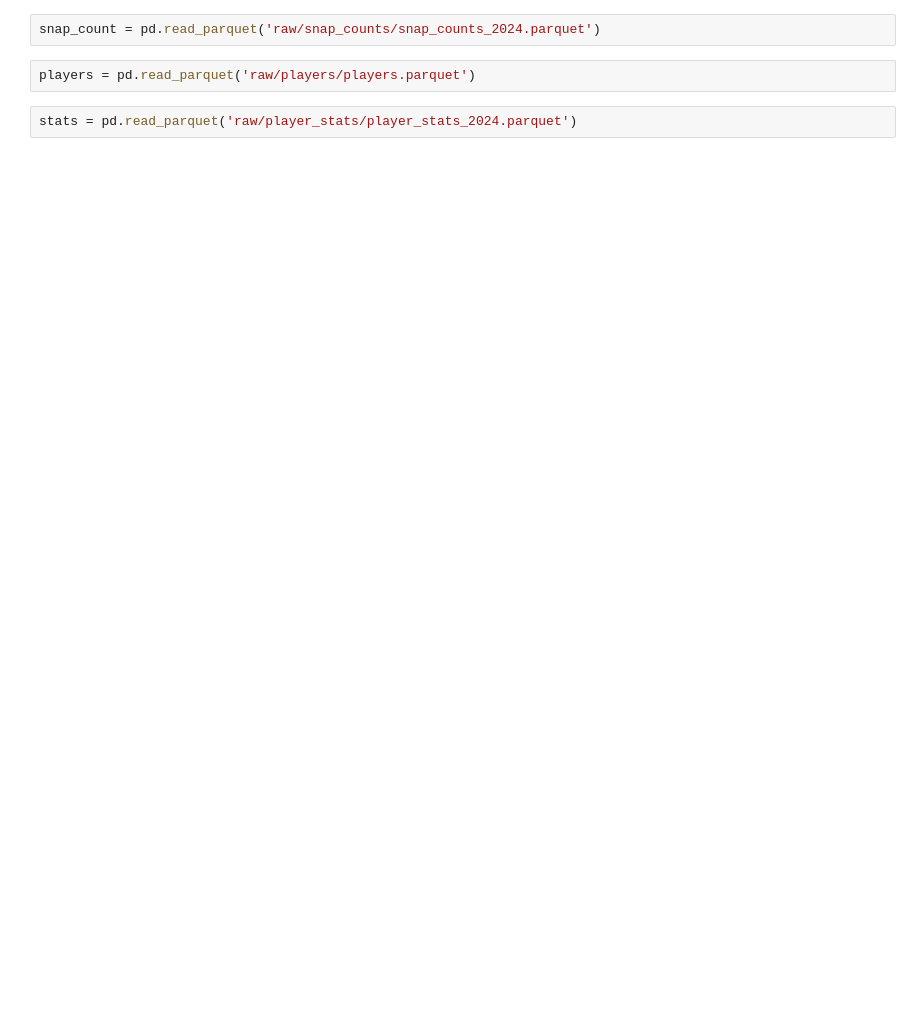
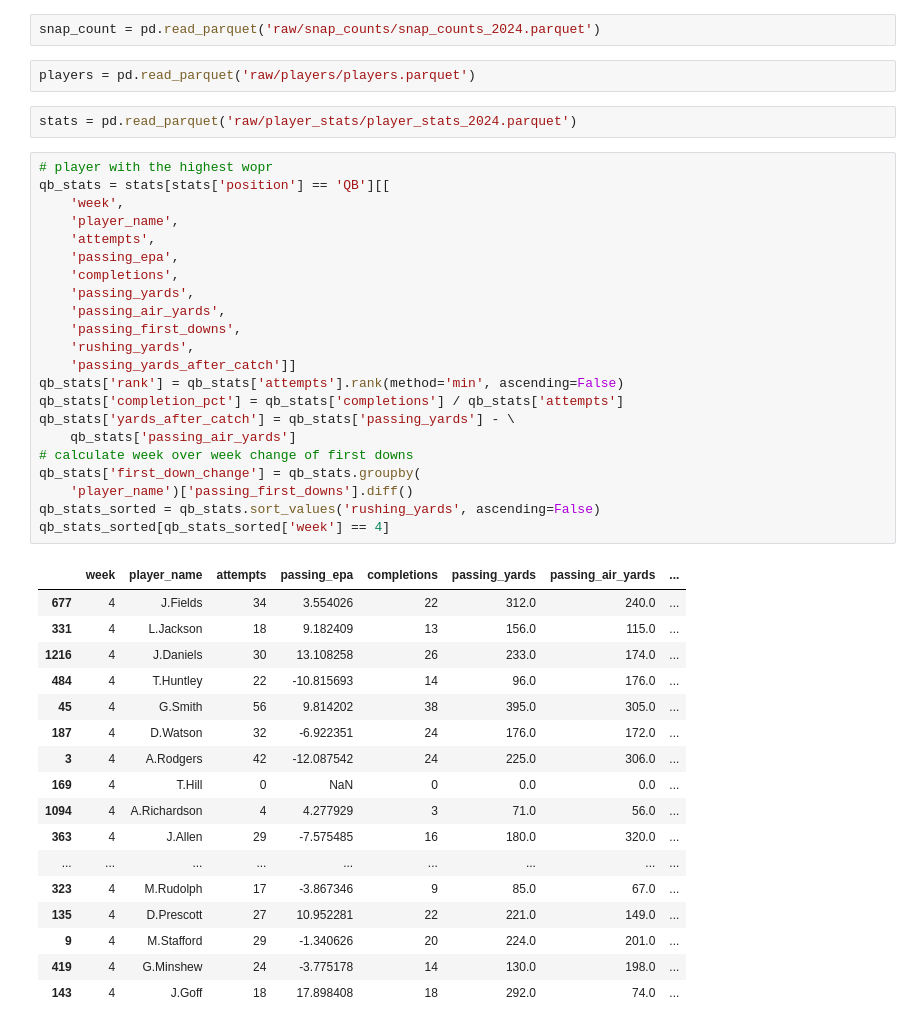
Before and after one commit to HelloHowAreYouHaveANiceDay/ff_page, a Jupyter notebook: data/snap_counts.ipynb, the cells around one changed output. Drawn from its saved outputs; the diff is of its cells as text; blank space fills up the shorter version.

Commit message:
referesh weekly stats

```diff
--- a/data/snap_counts.ipynb
+++ b/data/snap_counts.ipynb
@@ -7,3 +9,43 @@ snap_count = pd.read_parquet('raw/snap_counts/snap_counts_2024.parquet')
 players = pd.read_parquet('raw/players/players.parquet')
 # %%
 stats = pd.read_parquet('raw/player_stats/player_stats_2024.parquet')
+# %%
+# player with the highest wopr
+qb_stats = stats[stats['position'] == 'QB'][[
+    'week',
+    'player_name',
+    'attempts',
+    'passing_epa',
+    'completions',
+    'passing_yards',
+    'passing_air_yards',
+    'passing_first_downs',
+    'rushing_yards',
+    'passing_yards_after_catch']]
+qb_stats['rank'] = qb_stats['attempts'].rank(method='min', ascending=False)
+qb_stats['completion_pct'] = qb_stats['completions'] / qb_stats['attempts']
+qb_stats['yards_after_catch'] = qb_stats['passing_yards'] - \
+    qb_stats['passing_air_yards']
+# calculate week over week change of first downs
+qb_stats['first_down_change'] = qb_stats.groupby(
+    'player_name')['passing_first_downs'].diff()
+qb_stats_sorted = qb_stats.sort_values('rushing_yards', ascending=False)
+qb_stats_sorted[qb_stats_sorted['week'] == 4]
+# %% [output]
+|  | week | player_name | attempts | passing_epa | completions | passing_yards | passing_air_yards | ... |
+| 677 | 4 | J.Fields | 34 | 3.554026 | 22 | 312.0 | 240.0 | ... |
+| 331 | 4 | L.Jackson | 18 | 9.182409 | 13 | 156.0 | 115.0 | ... |
+| 1216 | 4 | J.Daniels | 30 | 13.108258 | 26 | 233.0 | 174.0 | ... |
+| 484 | 4 | T.Huntley | 22 | -10.815693 | 14 | 96.0 | 176.0 | ... |
+| 45 | 4 | G.Smith | 56 | 9.814202 | 38 | 395.0 | 305.0 | ... |
+| 187 | 4 | D.Watson | 32 | -6.922351 | 24 | 176.0 | 172.0 | ... |
+| 3 | 4 | A.Rodgers | 42 | -12.087542 | 24 | 225.0 | 306.0 | ... |
+| 169 | 4 | T.Hill | 0 | NaN | 0 | 0.0 | 0.0 | ... |
+| 1094 | 4 | A.Richardson | 4 | 4.277929 | 3 | 71.0 | 56.0 | ... |
+| 363 | 4 | J.Allen | 29 | -7.575485 | 16 | 180.0 | 320.0 | ... |
+| ... | ... | ... | ... | ... | ... | ... | ... | ... |
+| 323 | 4 | M.Rudolph | 17 | -3.867346 | 9 | 85.0 | 67.0 | ... |
+| 135 | 4 | D.Prescott | 27 | 10.952281 | 22 | 221.0 | 149.0 | ... |
+| 9 | 4 | M.Stafford | 29 | -1.340626 | 20 | 224.0 | 201.0 | ... |
+| 419 | 4 | G.Minshew | 24 | -3.775178 | 14 | 130.0 | 198.0 | ... |
+| 143 | 4 | J.Goff | 18 | 17.898408 | 18 | 292.0 | 74.0 | ... |
```
Also changed, not shown: parts of 7 cells of this notebook, 2 other files.
